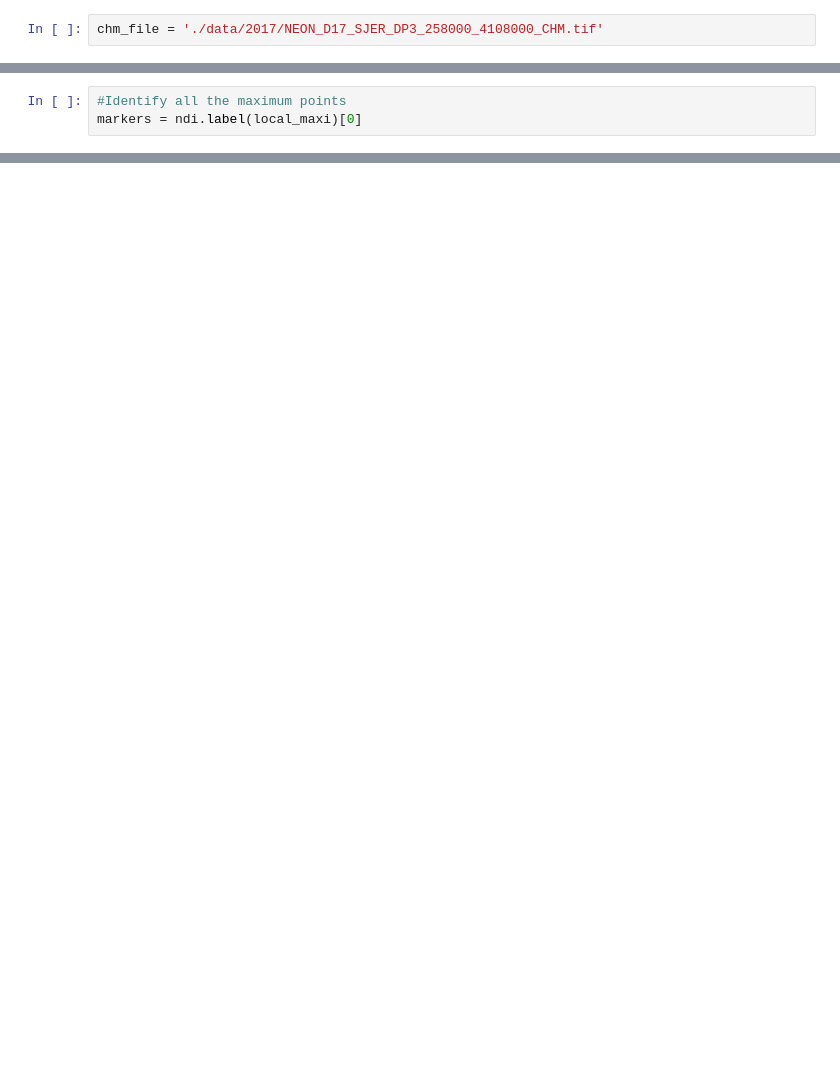
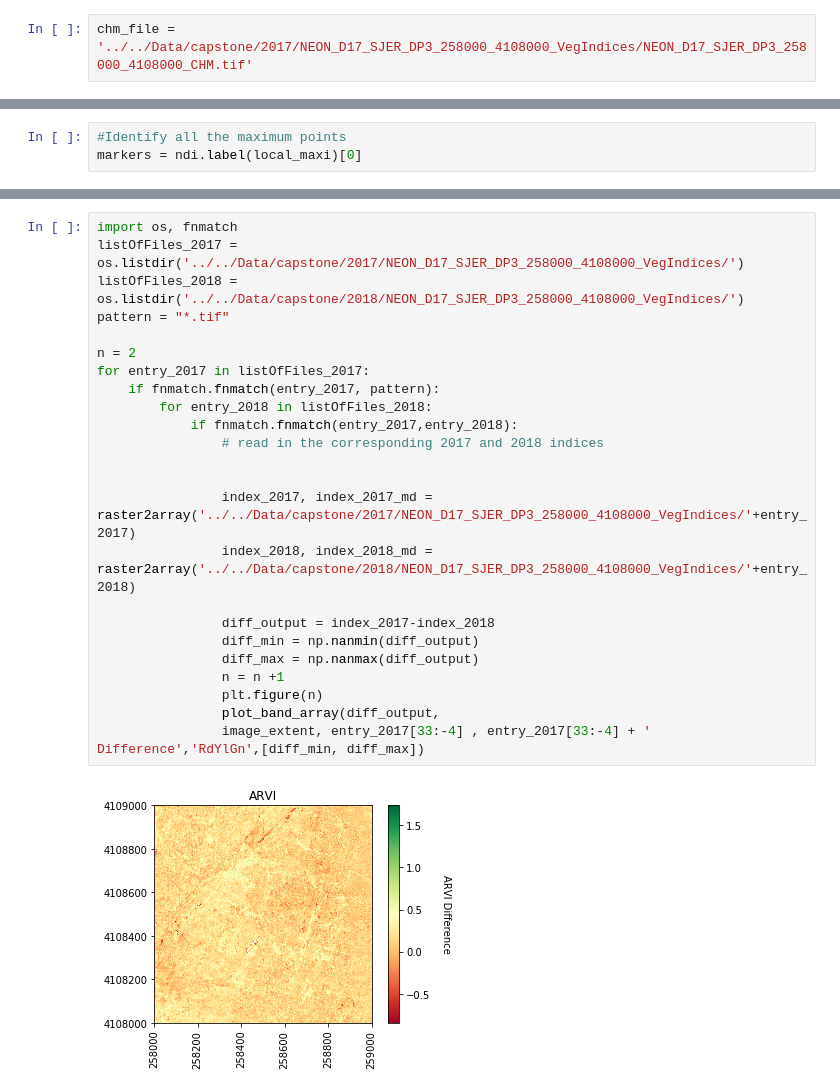
Before and after one commit to qiyibest/2018-NEON-Capstone, a Jupyter notebook: code/2017-treeMask-code-sarah.ipynb, the cells around one changed output, grey strips where cells are left out. Saved outputs shown, nothing was run; the diff lists cells and outputs as text; blank space fills up the shorter version.

```diff
--- a/code/2017-treeMask-code-sarah.ipynb
+++ b/code/2017-treeMask-code-sarah.ipynb
@@ -38,7 +44,7 @@ def array2raster(newRasterfn,rasterOrigin,pixelWidth,pixelHeight,array,epsg):
     outRaster.SetProjection(outRasterSRS.ExportToWkt())
     outband.FlushCache()
 # %%
-chm_file = './data/2017/NEON_D17_SJER_DP3_258000_4108000_CHM.tif'
+chm_file = '../../Data/capstone/2017/NEON_D17_SJER_DP3_258000_4108000_VegIndices/NEON_D17_SJER_DP3_258000_4108000_CHM.tif'
 # %%
 #Get info from chm file for outputting results
 just_chm_file = os.path.basename(chm_file)
@@ -245,0 +177,26 @@ for segment in segment_id:
+# %%
+import os, fnmatch
+listOfFiles_2017 = os.listdir('../../Data/capstone/2017/NEON_D17_SJER_DP3_258000_4108000_VegIndices/')
+listOfFiles_2018 = os.listdir('../../Data/capstone/2018/NEON_D17_SJER_DP3_258000_4108000_VegIndices/')
+pattern = "*.tif"
+
+n = 2
+for entry_2017 in listOfFiles_2017:
+    if fnmatch.fnmatch(entry_2017, pattern):
+        for entry_2018 in listOfFiles_2018:
+            if fnmatch.fnmatch(entry_2017,entry_2018):
+                # read in the corresponding 2017 and 2018 indices
+
+
+                index_2017, index_2017_md = raster2array('../../Data/capstone/2017/NEON_D17_SJER_DP3_258000_4108000_VegIndices/'+entry_2017)
+                index_2018, index_2018_md = raster2array('../../Data/capstone/2018/NEON_D17_SJER_DP3_258000_4108000_VegIndices/'+entry_2018)
+
+                diff_output = index_2017-index_2018
+                diff_min = np.nanmin(diff_output)
+                diff_max = np.nanmax(diff_output)
+                n = n +1
+                plt.figure(n)
+                plot_band_array(diff_output,
+                image_extent, entry_2017[33:-4] , entry_2017[33:-4] + ' Difference','RdYlGn',[diff_min, diff_max])
+# %% [output]
+[figure, added]
```
Also changed, not shown: parts of 17 cells of this notebook.
